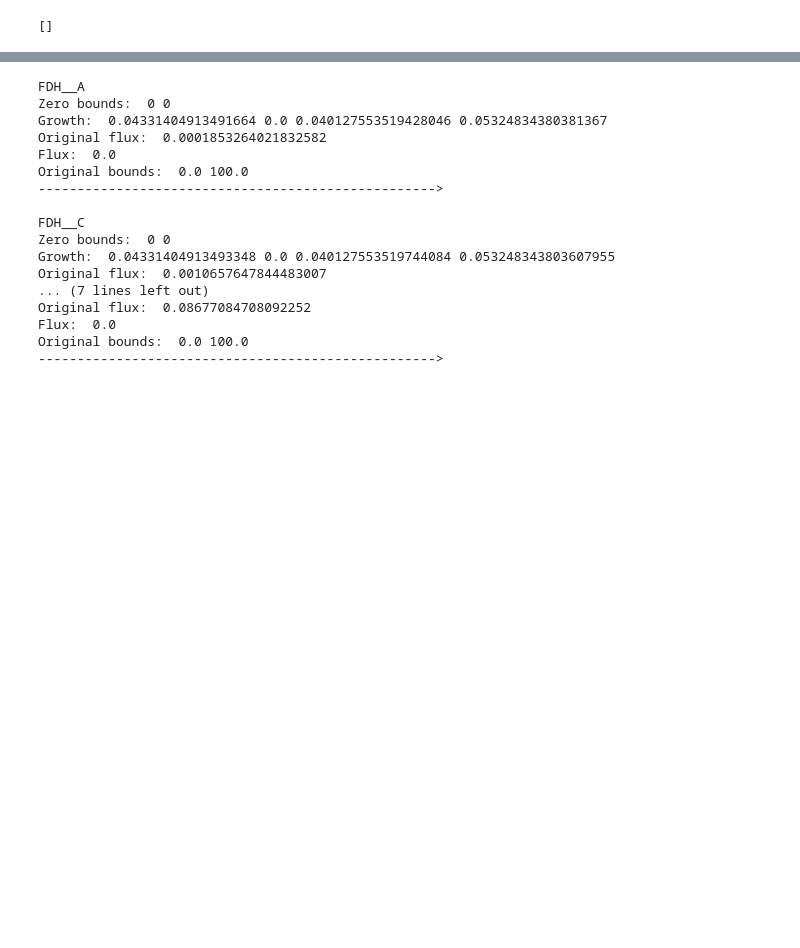
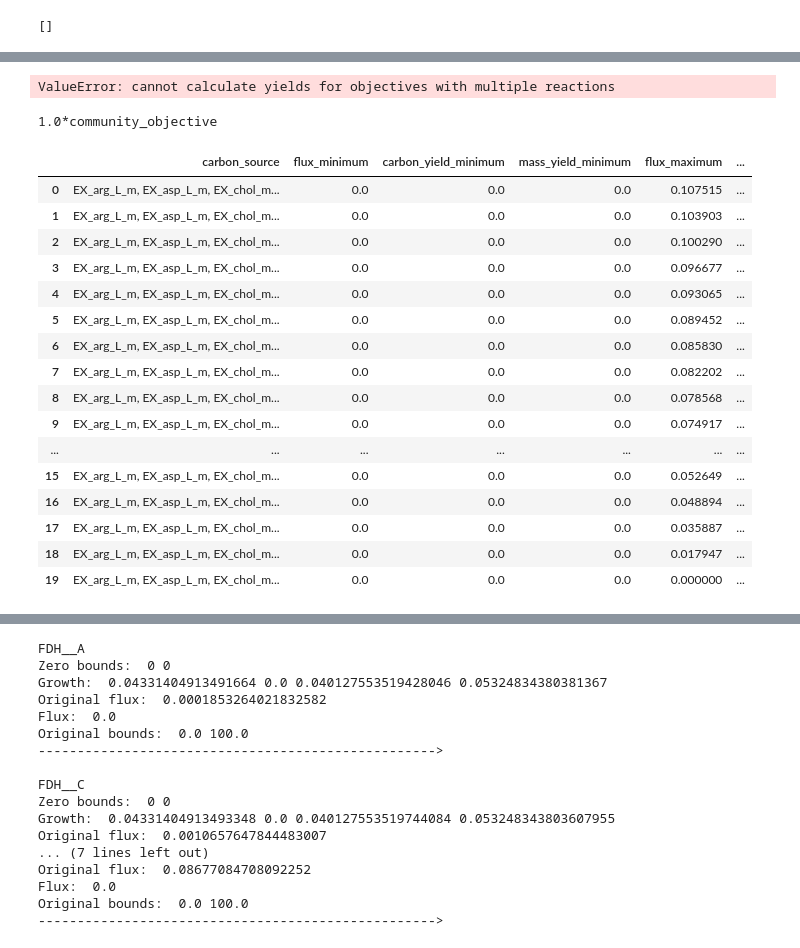
Before and after one commit to resendislab/Modeling_Heterogeneity_Cancer_Metabolism_MICOM, a Jupyter notebook: micom/analysis-w-micom.ipynb, the cells around one changed output, grey strips where cells are left out. Saved outputs shown, nothing was run; the diff lists cells and outputs as text; code cells hidden in the pictures; blank space fills up the shorter version.

```diff
--- a/micom/analysis-w-micom.ipynb
+++ b/micom/analysis-w-micom.ipynb
@@ -821,2 +1512,29 @@ cs_data = cobra.flux_analysis.phenotype_phase_plane.find_carbon_sources(com)
 # %%
-prod_env = production_envelope(com, [pairs_med_50[0][0],pairs_med_50[0][1]], carbon_sources=cs_data)
+#prod_env = production_envelope(com, [pairs_med_50[0][0],pairs_med_50[0][1]], carbon_sources=cs_data)
+prod_env = production_envelope(com, reactions='EX_o2_m', objective=com.objective, carbon_sources=cs_data)
+# %% [output]
+ValueError: cannot calculate yields for objectives with multiple reactions
+# %%
+com.objective.expression
+# %% [output]
+1.0*community_objective
+# %%
+prod_env
+# %% [output]
+|  | carbon_source | flux_minimum | carbon_yield_minimum | mass_yield_minimum | flux_maximum | ... |
+| 0 | EX_arg_L_m, EX_asp_L_m, EX_chol_m... | 0.0 | 0.0 | 0.0 | 0.107515 | ... |
+| 1 | EX_arg_L_m, EX_asp_L_m, EX_chol_m... | 0.0 | 0.0 | 0.0 | 0.103903 | ... |
+| 2 | EX_arg_L_m, EX_asp_L_m, EX_chol_m... | 0.0 | 0.0 | 0.0 | 0.100290 | ... |
+| 3 | EX_arg_L_m, EX_asp_L_m, EX_chol_m... | 0.0 | 0.0 | 0.0 | 0.096677 | ... |
+| 4 | EX_arg_L_m, EX_asp_L_m, EX_chol_m... | 0.0 | 0.0 | 0.0 | 0.093065 | ... |
+| 5 | EX_arg_L_m, EX_asp_L_m, EX_chol_m... | 0.0 | 0.0 | 0.0 | 0.089452 | ... |
+| 6 | EX_arg_L_m, EX_asp_L_m, EX_chol_m... | 0.0 | 0.0 | 0.0 | 0.085830 | ... |
+| 7 | EX_arg_L_m, EX_asp_L_m, EX_chol_m... | 0.0 | 0.0 | 0.0 | 0.082202 | ... |
+| 8 | EX_arg_L_m, EX_asp_L_m, EX_chol_m... | 0.0 | 0.0 | 0.0 | 0.078568 | ... |
+| 9 | EX_arg_L_m, EX_asp_L_m, EX_chol_m... | 0.0 | 0.0 | 0.0 | 0.074917 | ... |
+| ... | ... | ... | ... | ... | ... | ... |
+| 15 | EX_arg_L_m, EX_asp_L_m, EX_chol_m... | 0.0 | 0.0 | 0.0 | 0.052649 | ... |
+| 16 | EX_arg_L_m, EX_asp_L_m, EX_chol_m... | 0.0 | 0.0 | 0.0 | 0.048894 | ... |
+| 17 | EX_arg_L_m, EX_asp_L_m, EX_chol_m... | 0.0 | 0.0 | 0.0 | 0.035887 | ... |
+| 18 | EX_arg_L_m, EX_asp_L_m, EX_chol_m... | 0.0 | 0.0 | 0.0 | 0.017947 | ... |
+| 19 | EX_arg_L_m, EX_asp_L_m, EX_chol_m... | 0.0 | 0.0 | 0.0 | 0.000000 | ... |
```
Also changed, not shown: parts of 39 cells of this notebook, 6 other files.
